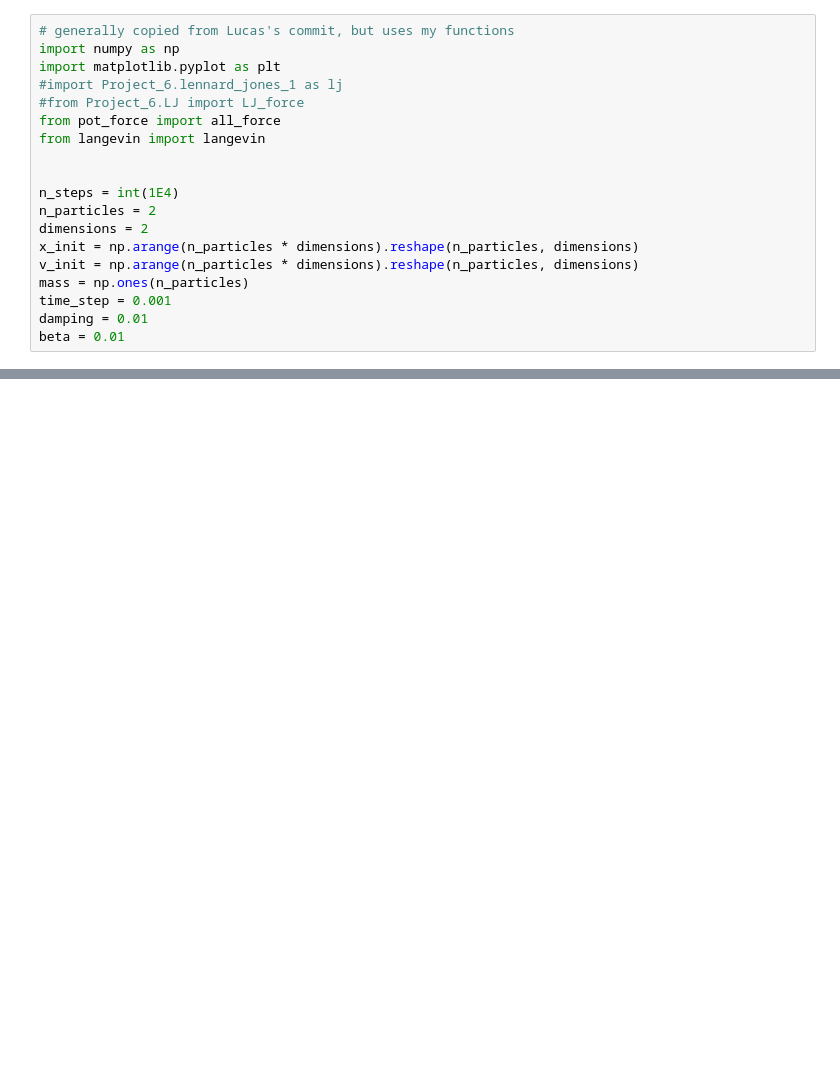
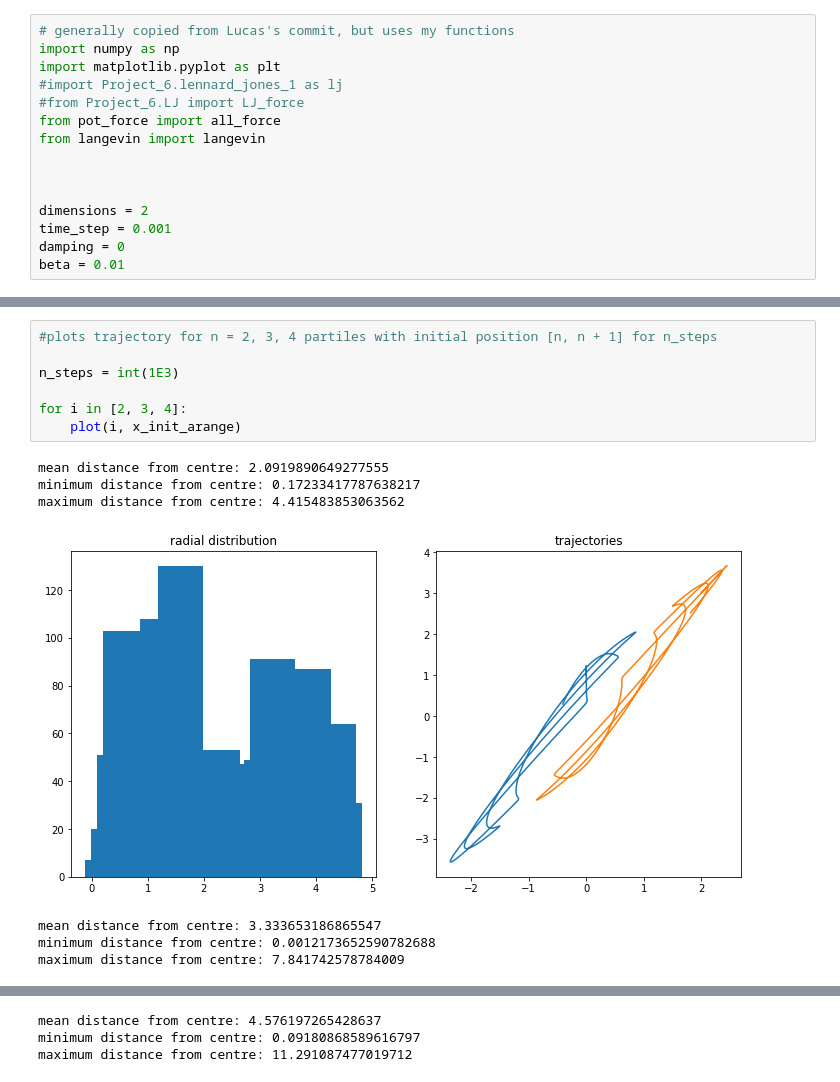
Before and after one commit to lucastepper/Project_6, a Jupyter notebook: dynamics_yaoyi.ipynb, the cells around one changed output, grey strips where cells are left out. Drawn from its saved outputs; the diff is of its cells as text; blank space fills up the shorter version.

Commit message:
Added a lot of plotting to dynamics. Some look kind of nice.

```diff
--- a/dynamics_yaoyi.ipynb
+++ b/dynamics_yaoyi.ipynb
@@ -8,12 +8,8 @@ from pot_force import all_force
 from langevin import langevin
 
 
-n_steps = int(1E4)
-n_particles = 2
+
 dimensions = 2
-x_init = np.arange(n_particles * dimensions).reshape(n_particles, dimensions)
-v_init = np.arange(n_particles * dimensions).reshape(n_particles, dimensions)
-mass = np.ones(n_particles)
 time_step = 0.001
-damping = 0.01
+damping = 0
 beta = 0.01
@@ -35,0 +70,15 @@ plt.show()
+# %%
+#plots trajectory for n = 2, 3, 4 partiles with initial position [n, n + 1] for n_steps
+
+n_steps = int(1E3)
+
+for i in [2, 3, 4]:
+    plot(i, x_init_arange)
+# %% [output]
+mean distance from centre: 2.0919890649277555
+minimum distance from centre: 0.17233417787638217
+maximum distance from centre: 4.415483853063562
+[figure, added]
+mean distance from centre: 3.333653186865547
+minimum distance from centre: 0.0012173652590782688
+maximum distance from centre: 7.841742578784009
@@ -35,0 +86,3 @@ plt.show()
+mean distance from centre: 4.576197265428637
+minimum distance from centre: 0.09180868589616797
+maximum distance from centre: 11.291087477019712
```
Also changed, not shown: parts of 6 cells of this notebook, 2 other files.
